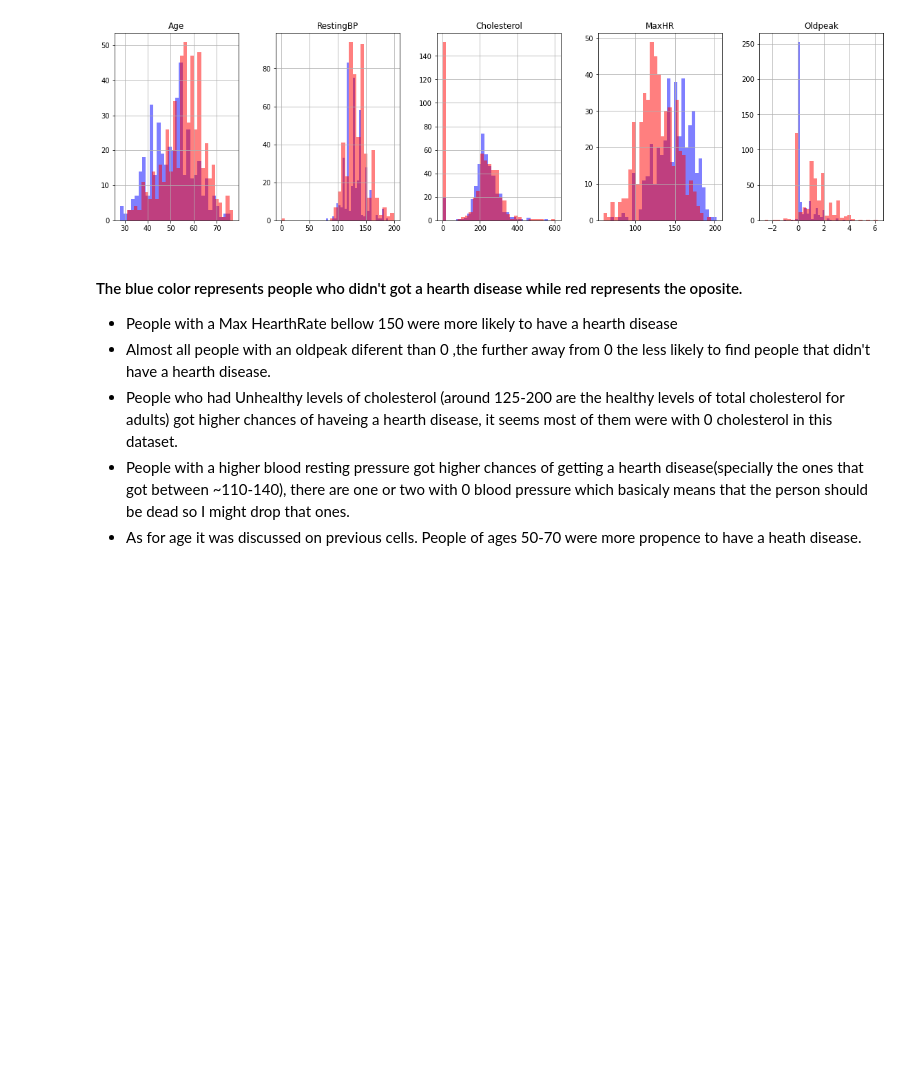
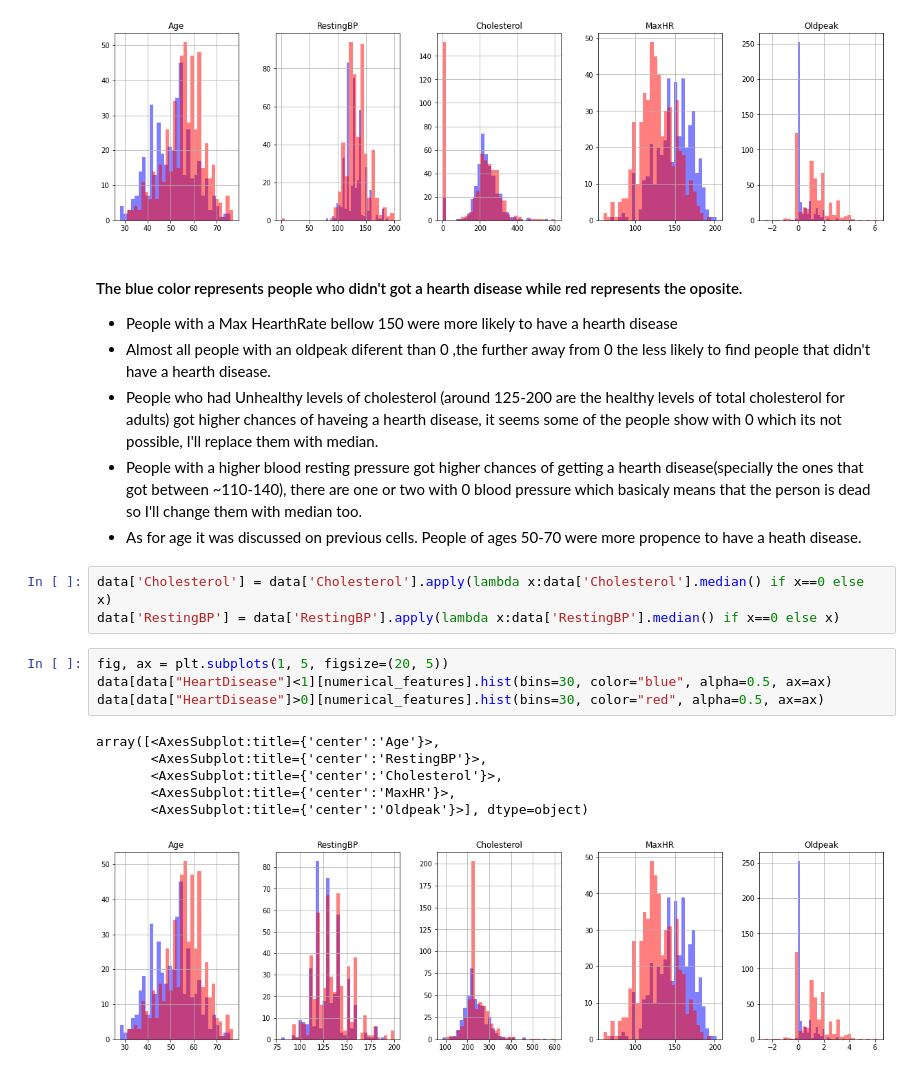
Before and after one commit to Lemonpi3/Heart-disease, a Jupyter notebook: heartfailure.ipynb, the cells around one changed output. Drawn from its saved outputs; the diff is of its cells as text; blank space fills up the shorter version.

```diff
--- a/heartfailure.ipynb
+++ b/heartfailure.ipynb
@@ -161,6 +196,20 @@ array([<AxesSubplot:title={'center':'Age'}>,
 #### The blue color represents people who didn't got a hearth disease while red represents the oposite.
 * People with a Max HearthRate bellow 150 were more likely to have a hearth disease
 * Almost all people with an oldpeak diferent than 0 ,the further away from 0 the less likely to find people that didn't have a hearth disease.
-* People who had Unhealthy levels of cholesterol (around 125-200 are the healthy levels of total cholesterol for adults) got higher chances of haveing a hearth disease, it seems most of them were with 0 cholesterol in this dataset.
-* People with a higher blood resting pressure got higher chances of getting a hearth disease(specially the ones that got between ~110-140), there are one or two with 0 blood pressure which basicaly means that the person should be dead so I might drop that ones.
+* People who had Unhealthy levels of cholesterol (around 125-200 are the healthy levels of total cholesterol for adults) got higher chances of haveing a hearth disease, it seems some of the people show with 0 which its not possible, I'll replace them with median.
+* People with a higher blood resting pressure got higher chances of getting a hearth disease(specially the ones that got between ~110-140), there are one or two with 0 blood pressure which basicaly means that the person is dead so I'll change them with median too.
 * As for age it was discussed on previous cells. People of ages 50-70 were more propence to have a heath disease.
+# %%
+data['Cholesterol'] = data['Cholesterol'].apply(lambda x:data['Cholesterol'].median() if x==0 else x)
+data['RestingBP'] = data['RestingBP'].apply(lambda x:data['RestingBP'].median() if x==0 else x)
+# %%
+fig, ax = plt.subplots(1, 5, figsize=(20, 5))
+data[data["HeartDisease"]<1][numerical_features].hist(bins=30, color="blue", alpha=0.5, ax=ax)
+data[data["HeartDisease"]>0][numerical_features].hist(bins=30, color="red", alpha=0.5, ax=ax)
+# %% [output]
+array([<AxesSubplot:title={'center':'Age'}>,
+       <AxesSubplot:title={'center':'RestingBP'}>,
+       <AxesSubplot:title={'center':'Cholesterol'}>,
+       <AxesSubplot:title={'center':'MaxHR'}>,
+       <AxesSubplot:title={'center':'Oldpeak'}>], dtype=object)
+[figure, added]
```
Also changed, not shown: parts of 14 cells of this notebook.
